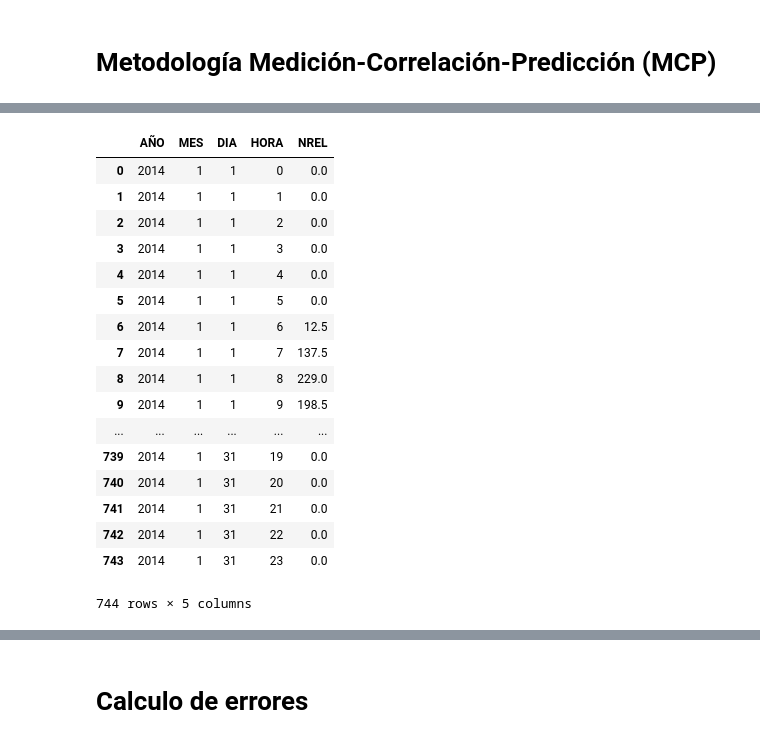
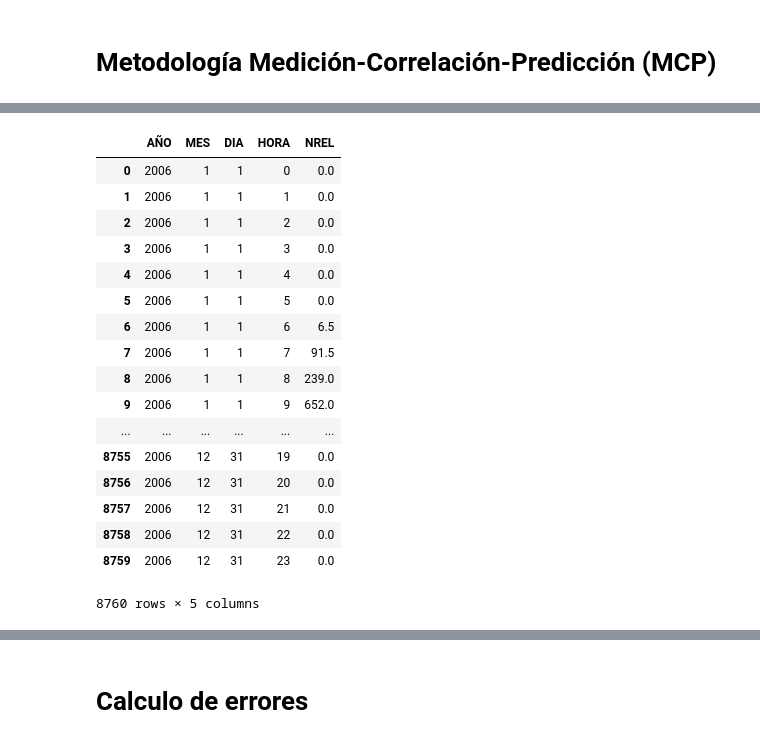
Before and after one commit to Jaimeandres97/Herramientas-Computacionales-IMEC3602, a Jupyter notebook: Taller01/Taller01.ipynb, the cells around one changed output, grey strips where cells are left out. Cells and saved outputs as stored; diff of their text form; code cells hidden in the pictures.

```diff
--- a/Taller01/Taller01.ipynb
+++ b/Taller01/Taller01.ipynb
@@ -61,4 +64,8 @@ output_dir = os.path.join( '.','output')
 ciudad = 'Medellin'
 fuente = 'NREL'
 serie_csv_nrel = os.path.join(base_dir,ciudad,fuente+'.csv')
-serie_pd_nrel = pd.read_csv(serie_csv_nrel, sep = ';', encoding='latin-1')
+serie_pd_nrel2 = pd.read_csv(serie_csv_nrel, sep = ';', encoding='latin-1')
+#Se da la dimension de la serie NREL igual a la de IDEAM, la serie NREL inicia en el año 2005 mientras IDEAM en 2006. Ahora ambas inician en 2006 y así sera para todos los calculos
+serie_pd_nrel=serie_pd_nrel2[serie_pd_nrel2['AÑO'] >= 2006]
+wer=range(0,len(serie_pd_nrel))
+serie_pd_nrel.index=wer
@@ -84,12 +100,12 @@ pylab.savefig(os.path.join(output_dir,'medellin_IDEAM.png'), dpi=600)
 # %%
 #Función para seleccionar un período de datos de la lista de IDEAM.
-#NOTA: Si se quiere ver en un año/mes los parametros deben ser el año/mes, el año/mes+1
-def periodo (serie_larga, agno_inicio, agno_final, mes_inicio, mes_final):
+#Sus parametros son el mes y el rango de meses que se quieren evaluar
+def periodo (serie_larga, agno, mes_inicio, mes_final):
     a=[]
-    for agno in range(agno_inicio, agno_final):
-        for mes in range(mes_inicio,mes_final):
-            datos=serie_larga.loc[(serie_pd["AÑO"] == agno)& (serie_pd["MES"] == mes)]
+    for mes in range(mes_inicio,mes_final):
+            datos=serie_larga.loc[(serie_larga["AÑO"] == agno)& (serie_larga["MES"] == mes)]
             a.append(datos)
+#Se utiliza ignore_index para evitar errores de repeticion de numero de indice cuando se concatenan los datos
             ghi_df = pd.concat(a, ignore_index=True)
     return ghi_df
 # %%
@@ -129,24 +133,24 @@ def nrel_periodo (serie_larga, agno_inicio, agno_final, mes_inicio, mes_final):
 # %%
-#Ejemplo y prueba de la función nrel_período
-nrel_periodo(serie_pd_nrel, 2014, 2015, 1, 2)
+#Ejemplo y prueba de la función período para serie NREL
+periodo(serie_pd_nrel, 2006, 1, 13)
 # %% [output]
 |  | AÑO | MES | DIA | HORA | NREL |
-| 0 | 2014 | 1 | 1 | 0 | 0.0 |
-| 1 | 2014 | 1 | 1 | 1 | 0.0 |
-| 2 | 2014 | 1 | 1 | 2 | 0.0 |
-| 3 | 2014 | 1 | 1 | 3 | 0.0 |
-| 4 | 2014 | 1 | 1 | 4 | 0.0 |
-| 5 | 2014 | 1 | 1 | 5 | 0.0 |
-| 6 | 2014 | 1 | 1 | 6 | 12.5 |
-| 7 | 2014 | 1 | 1 | 7 | 137.5 |
-| 8 | 2014 | 1 | 1 | 8 | 229.0 |
-| 9 | 2014 | 1 | 1 | 9 | 198.5 |
+| 0 | 2006 | 1 | 1 | 0 | 0.0 |
+| 1 | 2006 | 1 | 1 | 1 | 0.0 |
+| 2 | 2006 | 1 | 1 | 2 | 0.0 |
+| 3 | 2006 | 1 | 1 | 3 | 0.0 |
+| 4 | 2006 | 1 | 1 | 4 | 0.0 |
+| 5 | 2006 | 1 | 1 | 5 | 0.0 |
+| 6 | 2006 | 1 | 1 | 6 | 6.5 |
+| 7 | 2006 | 1 | 1 | 7 | 91.5 |
+| 8 | 2006 | 1 | 1 | 8 | 239.0 |
+| 9 | 2006 | 1 | 1 | 9 | 652.0 |
 | ... | ... | ... | ... | ... | ... |
-| 739 | 2014 | 1 | 31 | 19 | 0.0 |
-| 740 | 2014 | 1 | 31 | 20 | 0.0 |
-| 741 | 2014 | 1 | 31 | 21 | 0.0 |
-| 742 | 2014 | 1 | 31 | 22 | 0.0 |
-| 743 | 2014 | 1 | 31 | 23 | 0.0 |
+| 8755 | 2006 | 12 | 31 | 19 | 0.0 |
+| 8756 | 2006 | 12 | 31 | 20 | 0.0 |
+| 8757 | 2006 | 12 | 31 | 21 | 0.0 |
+| 8758 | 2006 | 12 | 31 | 22 | 0.0 |
+| 8759 | 2006 | 12 | 31 | 23 | 0.0 |
-744 rows × 5 columns
+8760 rows × 5 columns
 # %%
 #Ajuste MCP
```
Also changed, not shown: parts of 43 cells of this notebook.
